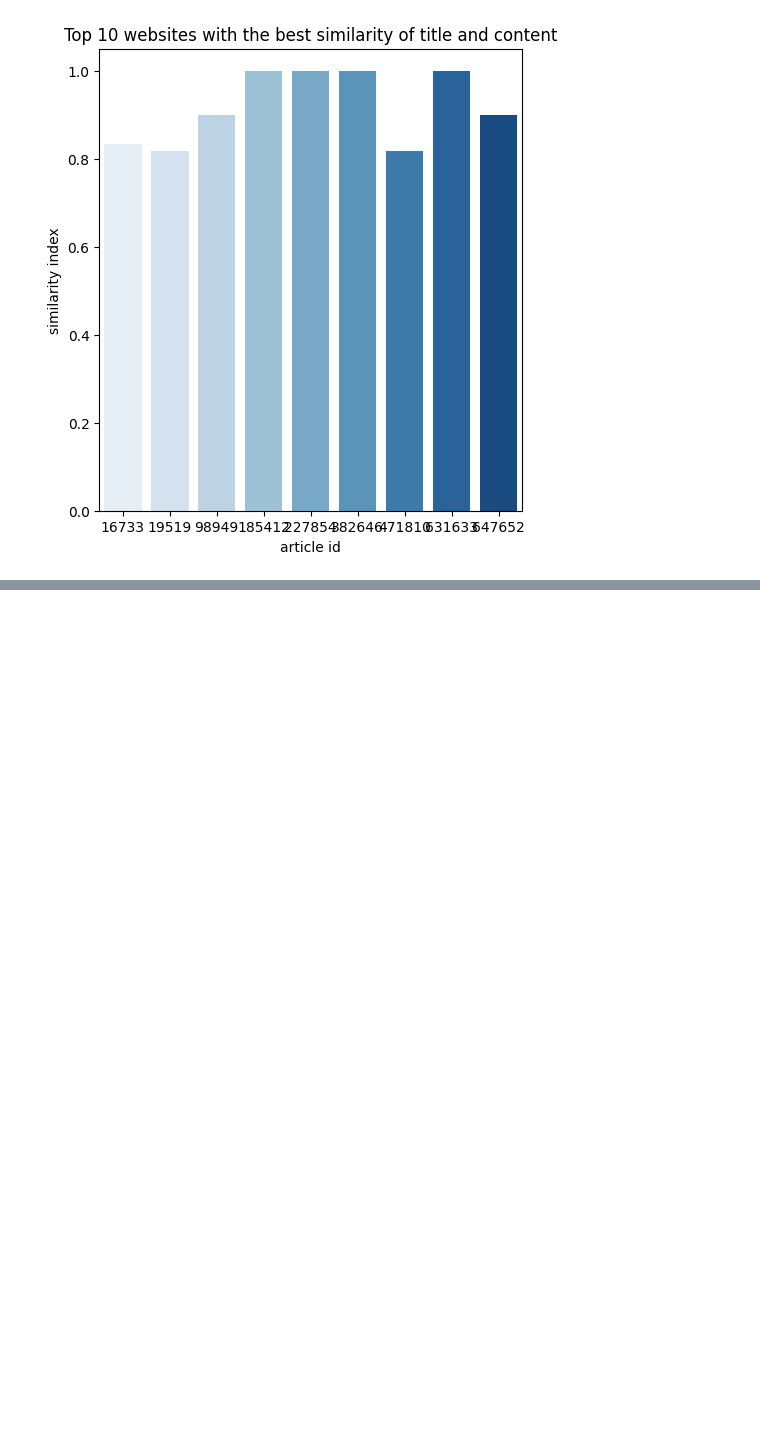
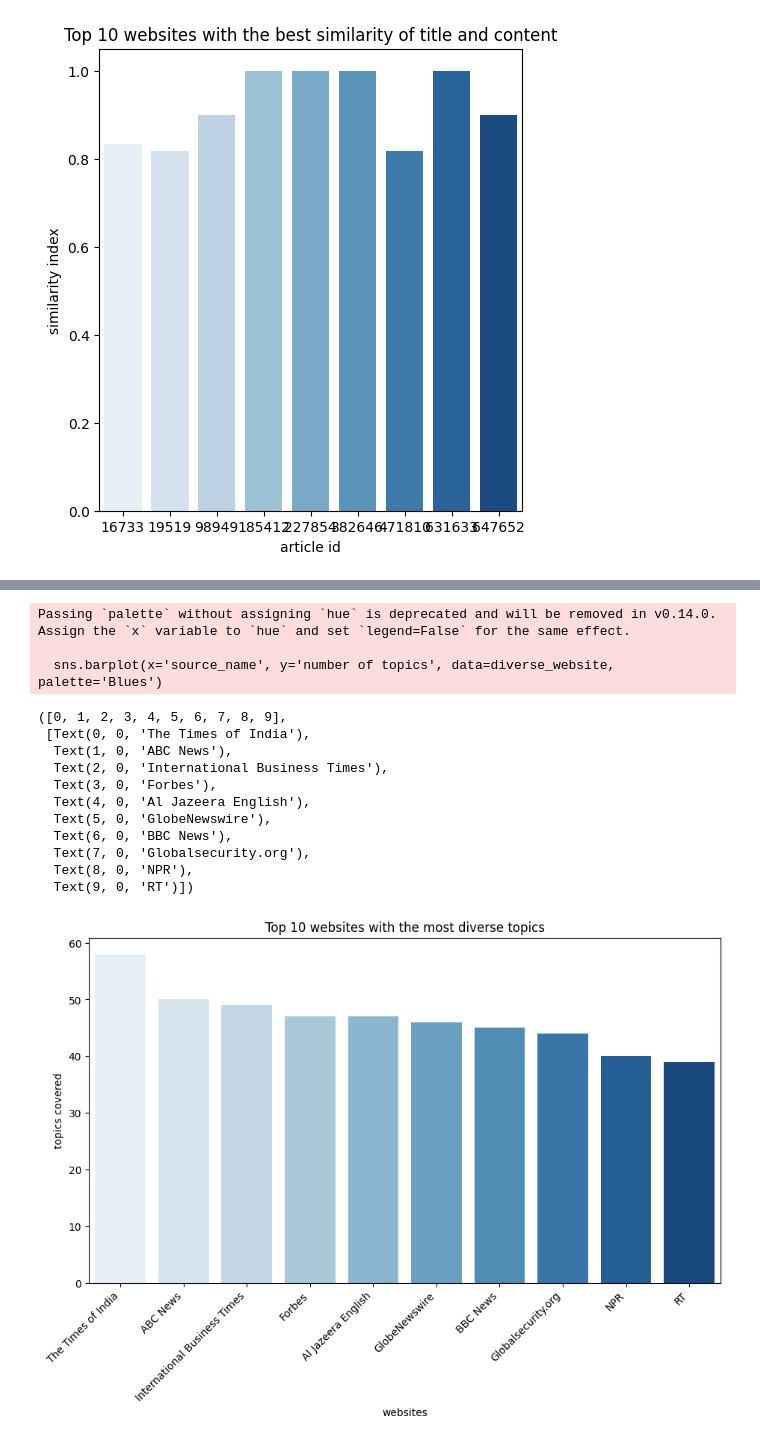
Before and after one commit to samsoneul/news_correlation_10ac_week0, a Jupyter notebook: notebooks/news_correlation.ipynb, the cells around one changed output, grey strips where cells are left out. Saved outputs shown, nothing was run; the diff lists cells and outputs as text; code cells hidden in the pictures; blank space fills up the shorter version.

Commit message:
scatter plot

```diff
--- a/notebooks/news_correlation.ipynb
+++ b/notebooks/news_correlation.ipynb
@@ -381,0 +433,5 @@ Text(0, 0.5, 'similarity index')
+# %%
+# Which websites reported the most diverse topics?
+diverse_website=df_r.groupby("source_name")["predicted_category"].nunique().reset_index(name ="number of topics")
+diverse_website=diverse_website.sort_values(by="number of topics" , ascending=False).head(10)
+print(diverse_website)
@@ -381,0 +450,27 @@ Text(0, 0.5, 'similarity index')
+# %%
+#visualization
+plt.figure(figsize=(24, 6))
+
+# Top 10
+plt.subplot(1, 2, 1)
+sns.barplot(x='source_name', y='number of topics', data=diverse_website, palette='Blues')
+plt.title('Top 10 websites with the most diverse topics')
+plt.xlabel('websites')
+plt.ylabel('topics covered')
+plt.xticks(rotation=45, ha='right')
+# %% [output]
+Passing `palette` without assigning `hue` is deprecated and will be removed in v0.14.0. Assign the `x` variable to `hue` and set `legend=False` for the same effect.
+
+  sns.barplot(x='source_name', y='number of topics', data=diverse_website, palette='Blues')
+([0, 1, 2, 3, 4, 5, 6, 7, 8, 9],
+ [Text(0, 0, 'The Times of India'),
+  Text(1, 0, 'ABC News'),
+  Text(2, 0, 'International Business Times'),
+  Text(3, 0, 'Forbes'),
+  Text(4, 0, 'Al Jazeera English'),
+  Text(5, 0, 'GlobeNewswire'),
+  Text(6, 0, 'BBC News'),
+  Text(7, 0, 'Globalsecurity.org'),
+  Text(8, 0, 'NPR'),
+  Text(9, 0, 'RT')])
+[figure, added]
```
Also changed, not shown: parts of 3 cells of this notebook.
